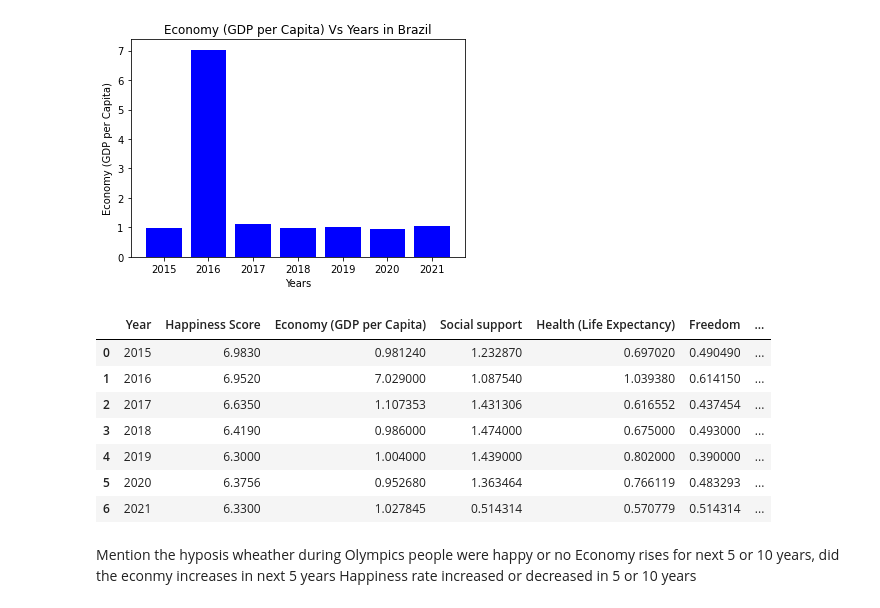
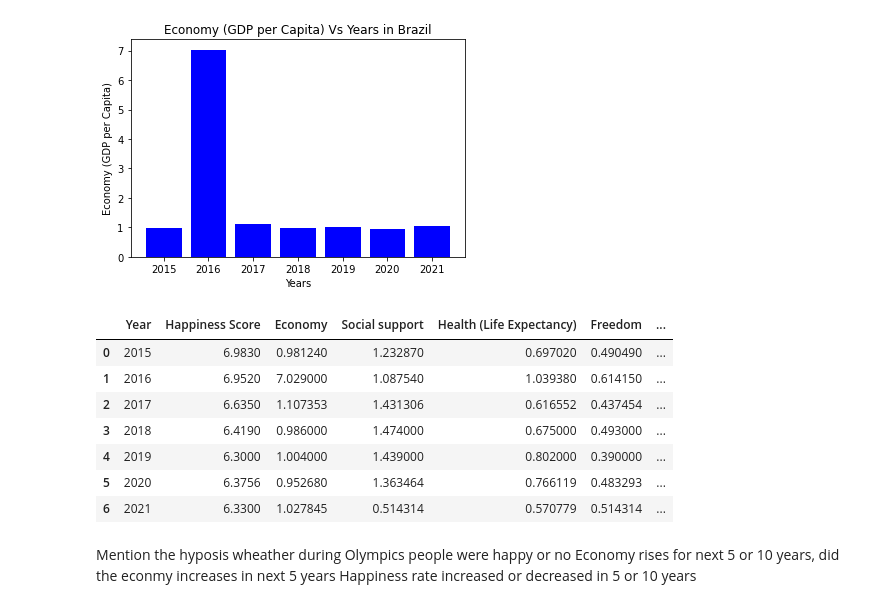
Before and after one commit to Trevor-Velez/project-1, a Jupyter notebook: Priya/Main-Backup.ipynb, the cells around one changed output. Saved outputs shown, nothing was run; the diff lists cells and outputs as text; code cells hidden in the pictures.

```diff
--- a/Priya/Main-Backup.ipynb
+++ b/Priya/Main-Backup.ipynb
@@ -85,11 +79,11 @@ plt.show()
 # %% [output]
 [figure]
 # %%
-SpecificData = Olympics_HostingCountry[['Year','Happiness Score','Economy (GDP per Capita)',
+SpecificData = Olympics_HostingCountry[['Year','Happiness Score','Economy',
                                         'Social support','Health (Life Expectancy)','Freedom','Trust (Government Corruption)','Generosity']]
 SpecificData
 # %% [output]
-|  | Year | Happiness Score | Economy (GDP per Capita) | Social support | Health (Life Expectancy) | Freedom | ... |
+|  | Year | Happiness Score | Economy | Social support | Health (Life Expectancy) | Freedom | ... |
 | 0 | 2015 | 6.9830 | 0.981240 | 1.232870 | 0.697020 | 0.490490 | ... |
 | 1 | 2016 | 6.9520 | 7.029000 | 1.087540 | 1.039380 | 0.614150 | ... |
 | 2 | 2017 | 6.6350 | 1.107353 | 1.431306 | 0.616552 | 0.437454 | ... |
```
Also changed, not shown: parts of 5 cells of this notebook, 8 other files.
